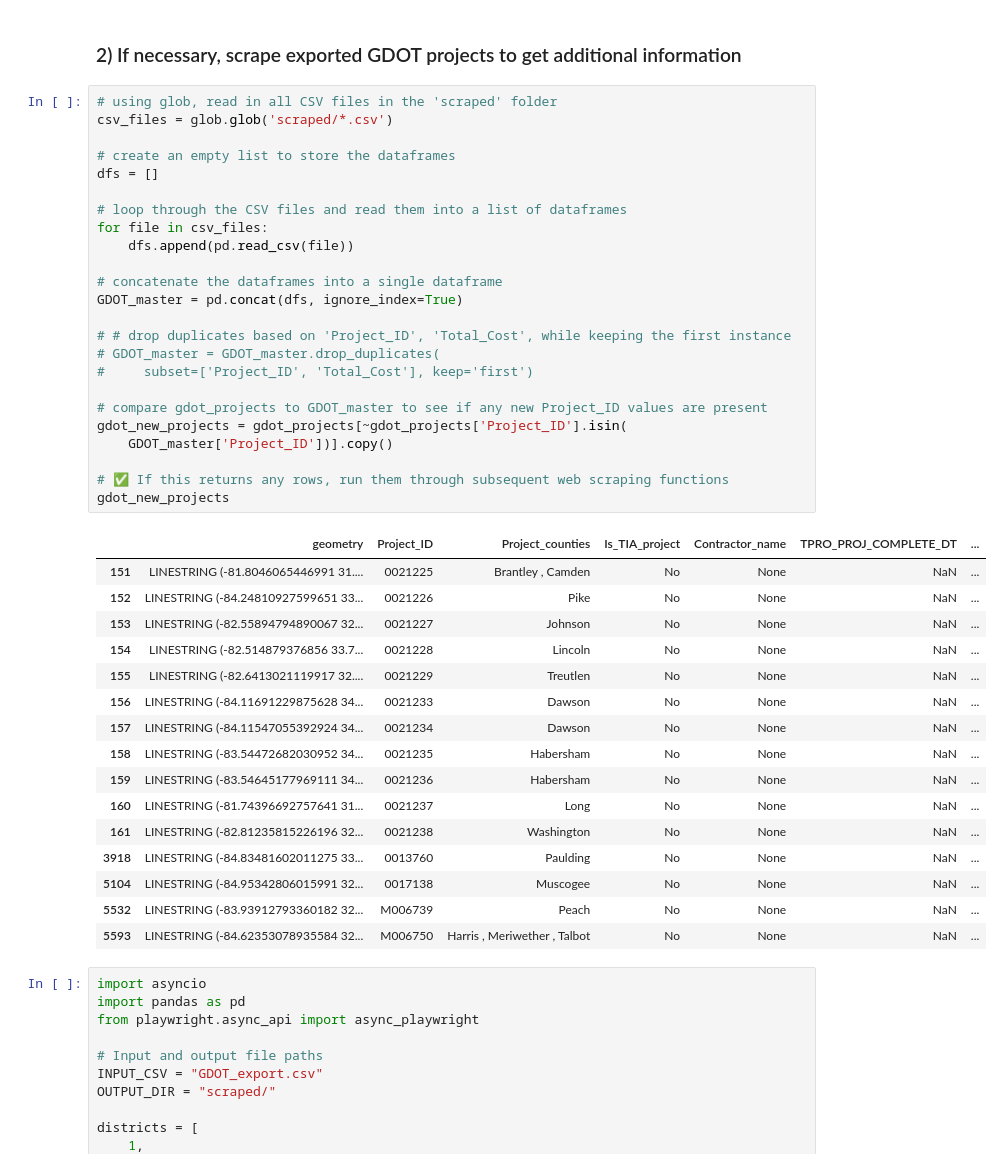
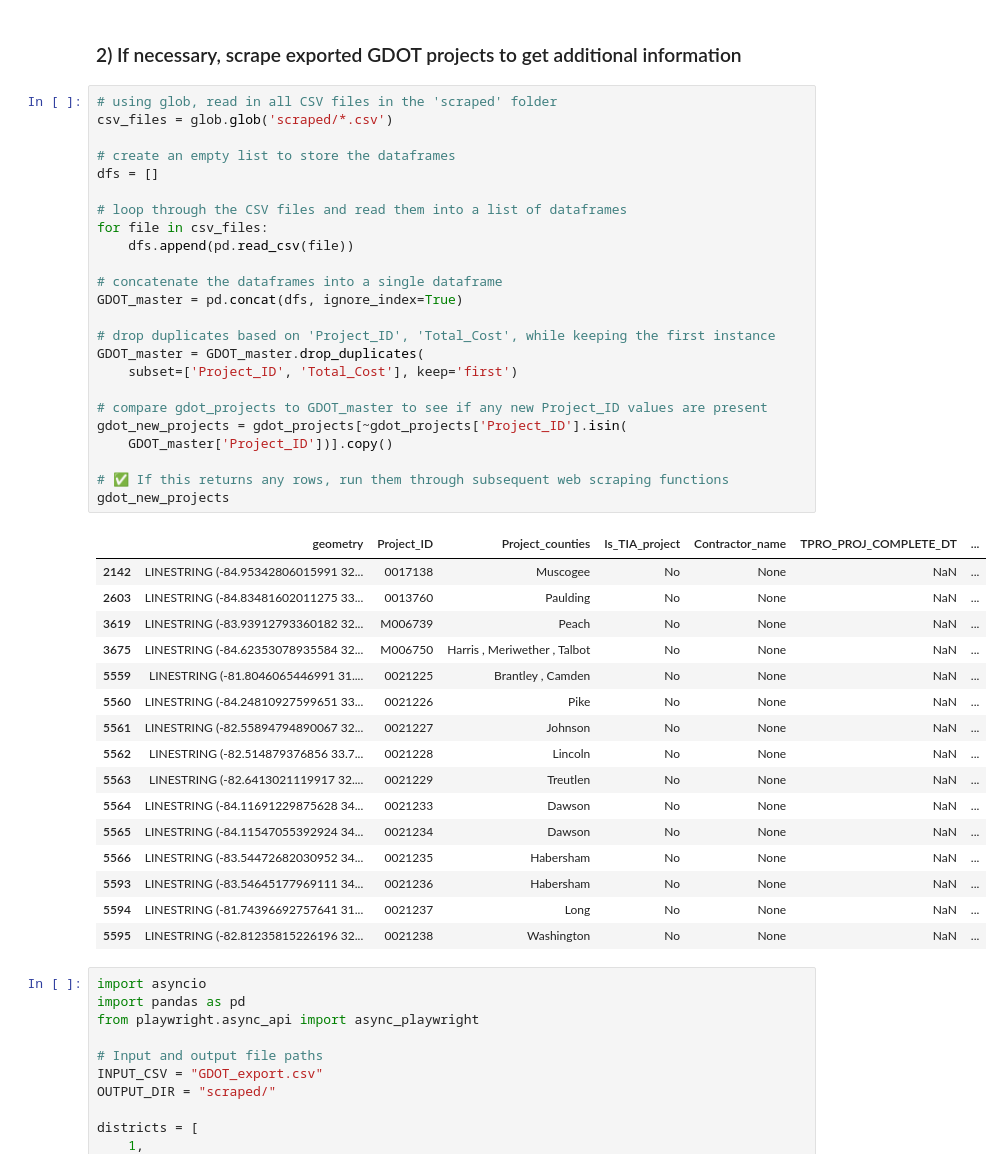
Before and after one commit to arc-research-analytics/gdot_pipeline_v2, a Jupyter notebook: GDOT_explorer.ipynb, the cells around one changed output. Saved outputs shown, nothing was run; the diff lists cells and outputs as text.

```diff
--- a/GDOT_explorer.ipynb
+++ b/GDOT_explorer.ipynb
@@ -205,44 +205,44 @@ Fetched 7 records (offset: 6000)
 # %%
 # using glob, read in all CSV files in the 'scraped' folder
 csv_files = glob.glob('scraped/*.csv')
 
 # create an empty list to store the dataframes
 dfs = []
 
 # loop through the CSV files and read them into a list of dataframes
 for file in csv_files:
     dfs.append(pd.read_csv(file))
 
 # concatenate the dataframes into a single dataframe
 GDOT_master = pd.concat(dfs, ignore_index=True)
 
-# # drop duplicates based on 'Project_ID', 'Total_Cost', while keeping the first instance
-# GDOT_master = GDOT_master.drop_duplicates(
-#     subset=['Project_ID', 'Total_Cost'], keep='first')
+# drop duplicates based on 'Project_ID', 'Total_Cost', while keeping the first instance
+GDOT_master = GDOT_master.drop_duplicates(
+    subset=['Project_ID', 'Total_Cost'], keep='first')
 
 # compare gdot_projects to GDOT_master to see if any new Project_ID values are present
 gdot_new_projects = gdot_projects[~gdot_projects['Project_ID'].isin(
     GDOT_master['Project_ID'])].copy()
 
 # ✅ If this returns any rows, run them through subsequent web scraping functions
 gdot_new_projects
 # %% [output]
 |  | geometry | Project_ID | Project_counties | Is_TIA_project | Contractor_name | TPRO_PROJ_COMPLETE_DT | ... |
-| 151 | LINESTRING (-81.8046065446991 31.... | 0021225 | Brantley , Camden | No | None | NaN | ... |
-| 152 | LINESTRING (-84.24810927599651 33... | 0021226 | Pike | No | None | NaN | ... |
-| 153 | LINESTRING (-82.55894794890067 32... | 0021227 | Johnson | No | None | NaN | ... |
-| 154 | LINESTRING (-82.514879376856 33.7... | 0021228 | Lincoln | No | None | NaN | ... |
-| 155 | LINESTRING (-82.6413021119917 32.... | 0021229 | Treutlen | No | None | NaN | ... |
-| 156 | LINESTRING (-84.11691229875628 34... | 0021233 | Dawson | No | None | NaN | ... |
-| 157 | LINESTRING (-84.11547055392924 34... | 0021234 | Dawson | No | None | NaN | ... |
-| 158 | LINESTRING (-83.54472682030952 34... | 0021235 | Habersham | No | None | NaN | ... |
-| 159 | LINESTRING (-83.54645177969111 34... | 0021236 | Habersham | No | None | NaN | ... |
-| 160 | LINESTRING (-81.74396692757641 31... | 0021237 | Long | No | None | NaN | ... |
-| 161 | LINESTRING (-82.81235815226196 32... | 0021238 | Washington | No | None | NaN | ... |
-| 3918 | LINESTRING (-84.83481602011275 33... | 0013760 | Paulding | No | None | NaN | ... |
-| 5104 | LINESTRING (-84.95342806015991 32... | 0017138 | Muscogee | No | None | NaN | ... |
-| 5532 | LINESTRING (-83.93912793360182 32... | M006739 | Peach | No | None | NaN | ... |
-| 5593 | LINESTRING (-84.62353078935584 32... | M006750 | Harris , Meriwether , Talbot | No | None | NaN | ... |
+| 2142 | LINESTRING (-84.95342806015991 32... | 0017138 | Muscogee | No | None | NaN | ... |
+| 2603 | LINESTRING (-84.83481602011275 33... | 0013760 | Paulding | No | None | NaN | ... |
+| 3619 | LINESTRING (-83.93912793360182 32... | M006739 | Peach | No | None | NaN | ... |
+| 3675 | LINESTRING (-84.62353078935584 32... | M006750 | Harris , Meriwether , Talbot | No | None | NaN | ... |
+| 5559 | LINESTRING (-81.8046065446991 31.... | 0021225 | Brantley , Camden | No | None | NaN | ... |
+| 5560 | LINESTRING (-84.24810927599651 33... | 0021226 | Pike | No | None | NaN | ... |
+| 5561 | LINESTRING (-82.55894794890067 32... | 0021227 | Johnson | No | None | NaN | ... |
+| 5562 | LINESTRING (-82.514879376856 33.7... | 0021228 | Lincoln | No | None | NaN | ... |
+| 5563 | LINESTRING (-82.6413021119917 32.... | 0021229 | Treutlen | No | None | NaN | ... |
+| 5564 | LINESTRING (-84.11691229875628 34... | 0021233 | Dawson | No | None | NaN | ... |
+| 5565 | LINESTRING (-84.11547055392924 34... | 0021234 | Dawson | No | None | NaN | ... |
+| 5566 | LINESTRING (-83.54472682030952 34... | 0021235 | Habersham | No | None | NaN | ... |
+| 5593 | LINESTRING (-83.54645177969111 34... | 0021236 | Habersham | No | None | NaN | ... |
+| 5594 | LINESTRING (-81.74396692757641 31... | 0021237 | Long | No | None | NaN | ... |
+| 5595 | LINESTRING (-82.81235815226196 32... | 0021238 | Washington | No | None | NaN | ... |
 # %%
 import asyncio
 import pandas as pd
```
Also changed, not shown: parts of 1 cell of this notebook, 6 other files.
